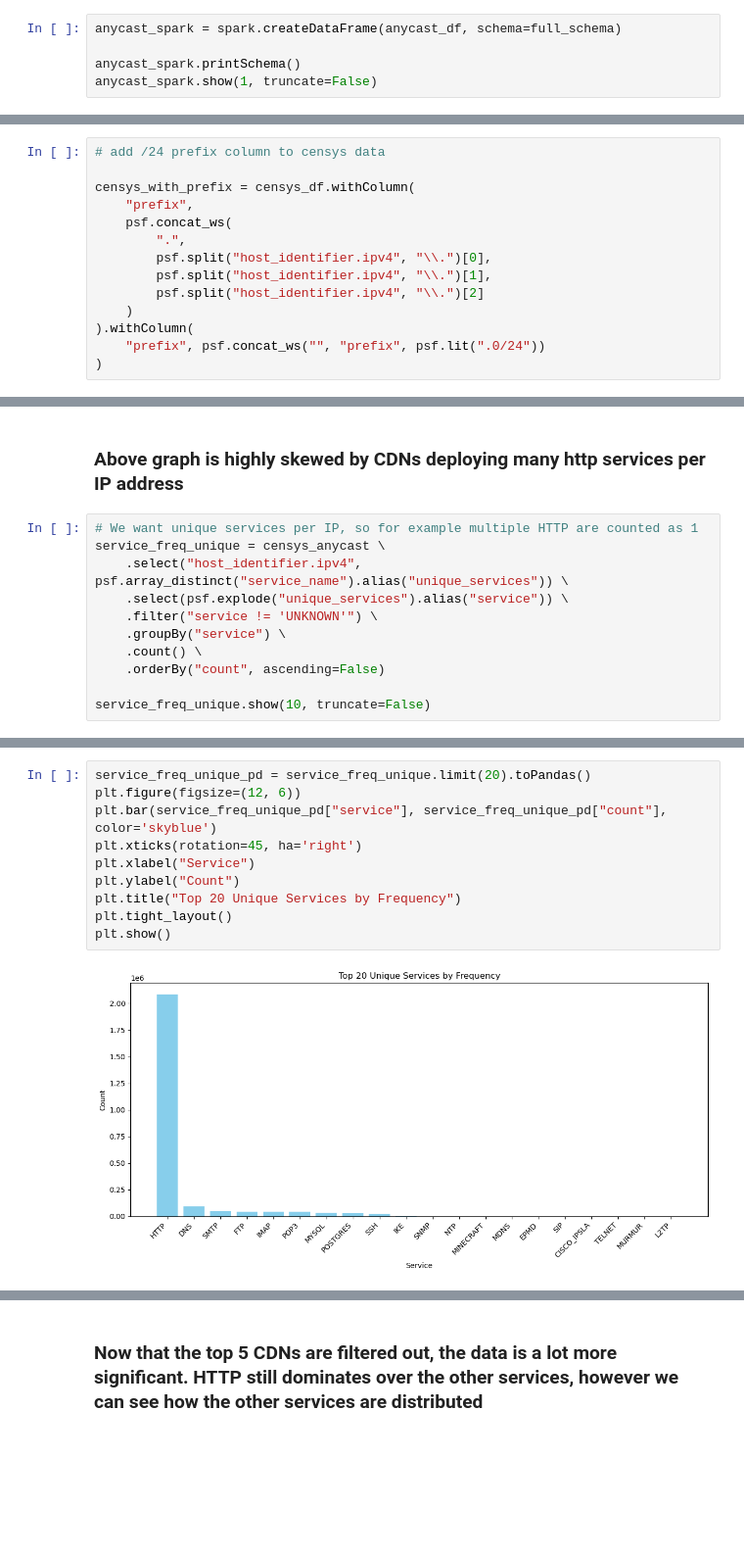
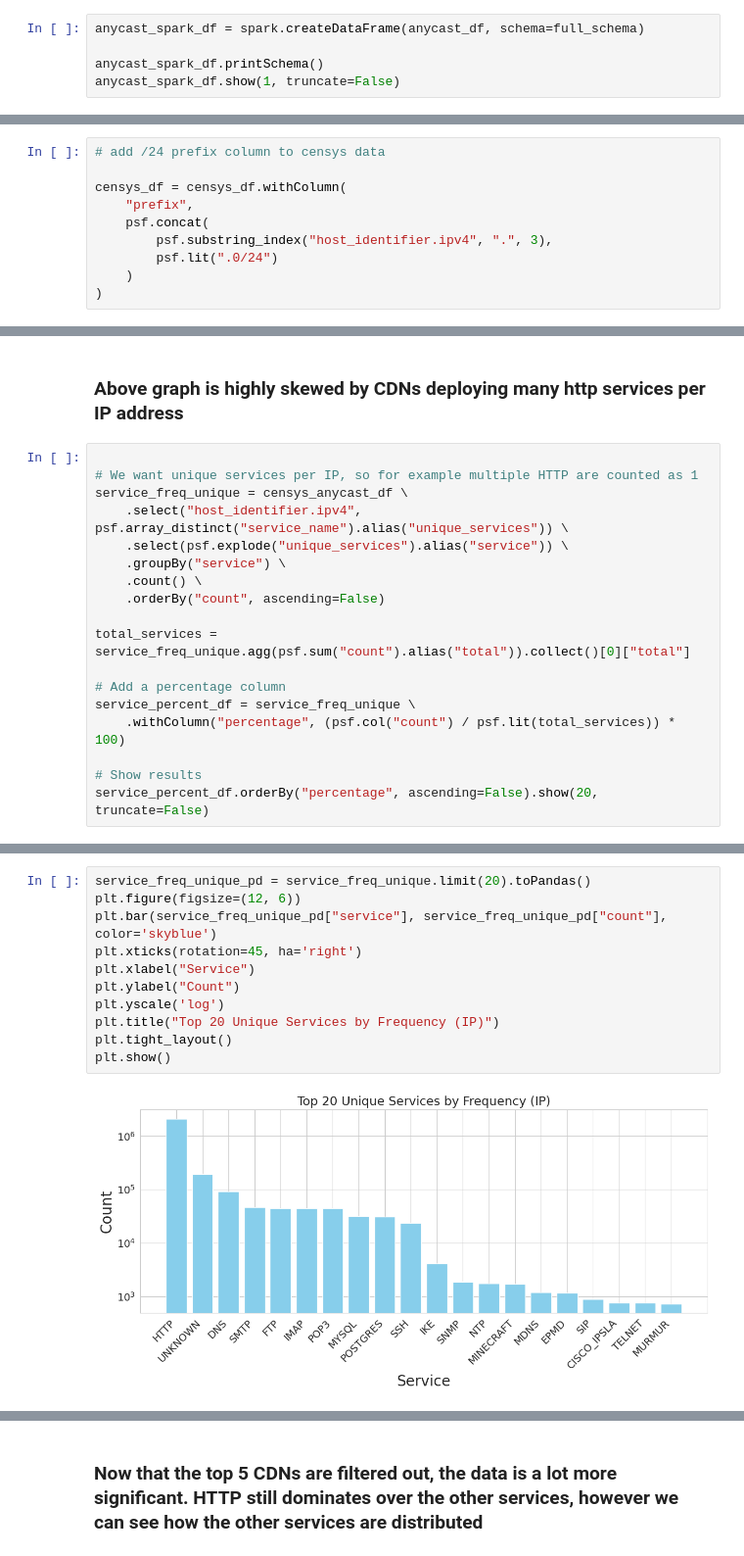
Before and after one commit to gustavoluvizotto/anycast-service-discovery, a Jupyter notebook: censys/analysis.ipynb, the cells around one changed output, grey strips where cells are left out. Shown at 98% size. Saved outputs shown, nothing was run; the diff lists cells and outputs as text; blank space fills up the shorter version.

```diff
--- a/censys/analysis.ipynb
+++ b/censys/analysis.ipynb
@@ -236,10 +183,10 @@ anycast_df.head()
 | 3 | 1.12.0.0/24 | 3 | 0 | 3 | 4 | 0 | False | 1.12.0.0/20 | 132203_45090 | ... |
 | 4 | 1.12.12.0/24 | 3 | 1 | 0 | 4 | 1 | False | 1.12.0.0/20 | 132203_45090 | ... |
 # %%
-anycast_spark = spark.createDataFrame(anycast_df, schema=full_schema)
+anycast_spark_df = spark.createDataFrame(anycast_df, schema=full_schema)
 
-anycast_spark.printSchema()
-anycast_spark.show(1, truncate=False)
+anycast_spark_df.printSchema()
+anycast_spark_df.show(1, truncate=False)
 # %% [output]
 root
  |-- prefix: string (nullable = true)
@@ -269,15 +216,11 @@ print([row["prefix"] for row in anycast_prefixes[:5]])
 # %%
 # add /24 prefix column to censys data
 
-censys_with_prefix = censys_df.withColumn(
+censys_df = censys_df.withColumn(
     "prefix",
-    psf.concat_ws(
-        ".",
-        psf.split("host_identifier.ipv4", "\\.")[0],
-        psf.split("host_identifier.ipv4", "\\.")[1],
-        psf.split("host_identifier.ipv4", "\\.")[2]
+    psf.concat(
+        psf.substring_index("host_identifier.ipv4", ".", 3),
+        psf.lit(".0/24")
     )
-).withColumn(
-    "prefix", psf.concat_ws("", "prefix", psf.lit(".0/24"))
 )
 # %%
@@ -456,14 +782,21 @@ plt.show()
 # %% [markdown]
 ### Above graph is highly skewed by CDNs deploying many http services per IP address
 # %%
+
 # We want unique services per IP, so for example multiple HTTP are counted as 1
-service_freq_unique = censys_anycast \
+service_freq_unique = censys_anycast_df \
     .select("host_identifier.ipv4", psf.array_distinct("service_name").alias("unique_services")) \
     .select(psf.explode("unique_services").alias("service")) \
-    .filter("service != 'UNKNOWN'") \
     .groupBy("service") \
     .count() \
     .orderBy("count", ascending=False)
 
-service_freq_unique.show(10, truncate=False)
+total_services = service_freq_unique.agg(psf.sum("count").alias("total")).collect()[0]["total"]
+
+# Add a percentage column
+service_percent_df = service_freq_unique \
+    .withColumn("percentage", (psf.col("count") / psf.lit(total_services)) * 100)
+
+# Show results
+service_percent_df.orderBy("percentage", ascending=False).show(20, truncate=False)
 # %% [output]
@@ -512,12 +888,13 @@ only showing top 20 rows
 # %%
 service_freq_unique_pd = service_freq_unique.limit(20).toPandas()
 plt.figure(figsize=(12, 6))
 plt.bar(service_freq_unique_pd["service"], service_freq_unique_pd["count"], color='skyblue')
 plt.xticks(rotation=45, ha='right')
 plt.xlabel("Service")
 plt.ylabel("Count")
-plt.title("Top 20 Unique Services by Frequency")
+plt.yscale('log')
+plt.title("Top 20 Unique Services by Frequency (IP)")
 plt.tight_layout()
 plt.show()
 # %% [output]
-[figure, old version]
+[figure, new version]
```
Also changed, not shown: parts of 135 cells of this notebook.
